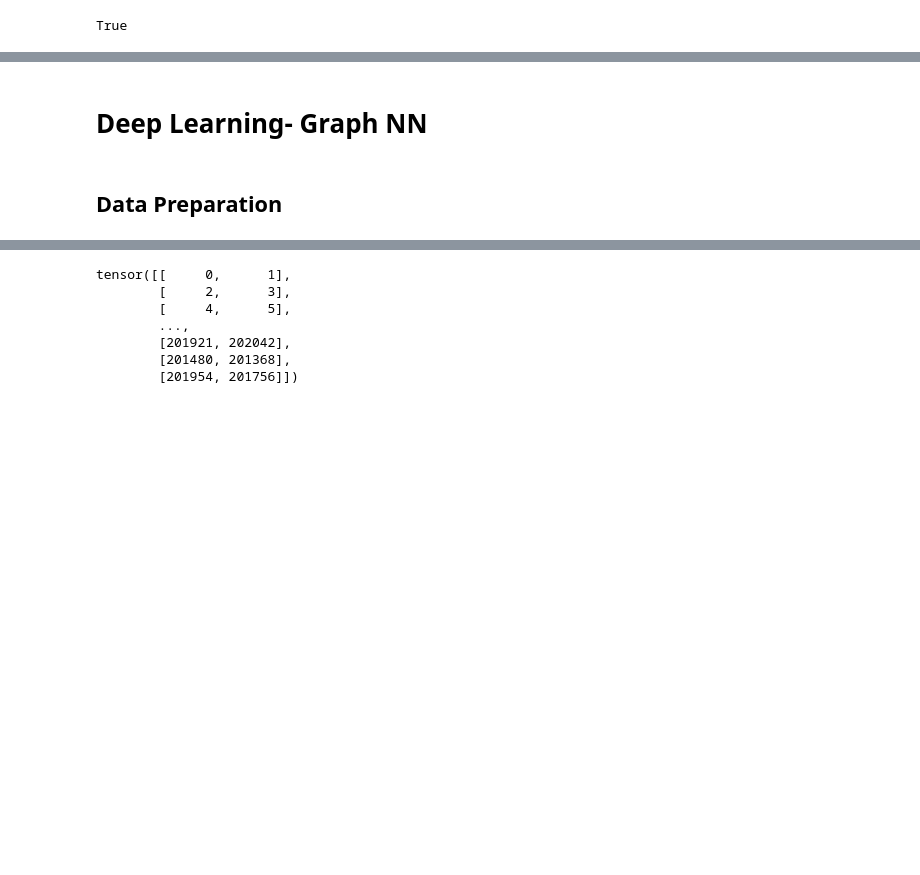
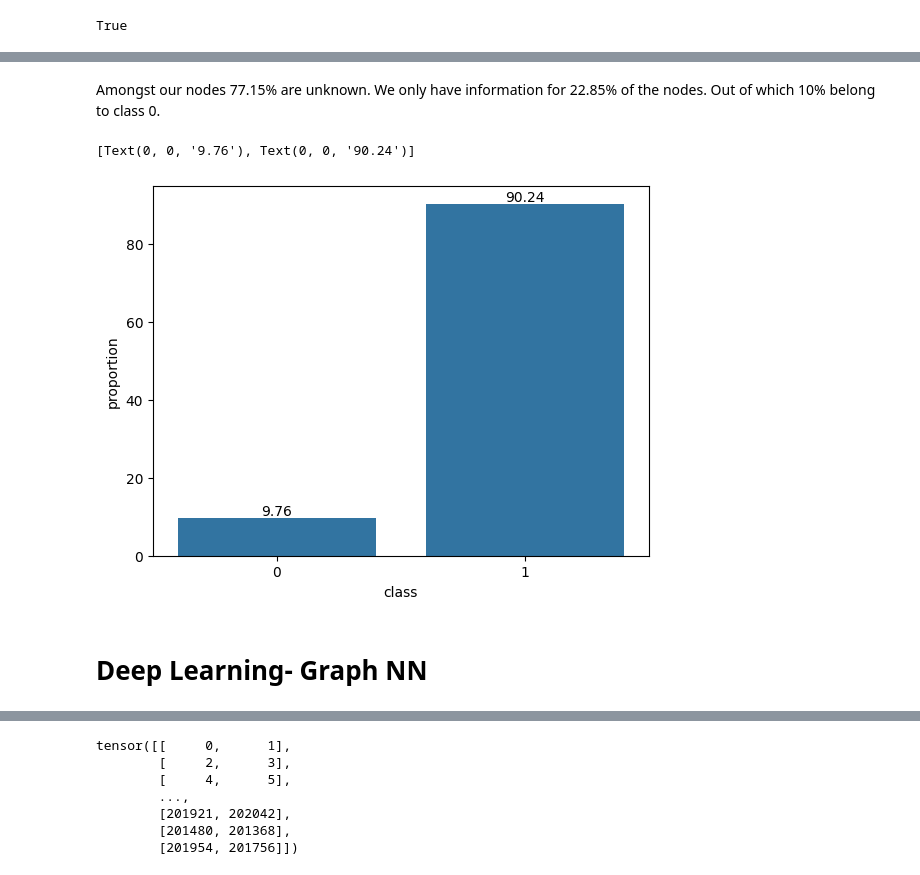
Before and after one commit to alenreuel/data_science_projects, a Jupyter notebook: bitcoin_GNN/notebook.ipynb, the cells around one changed output, grey strips where cells are left out. Cells and saved outputs as stored; diff of their text form; code cells hidden in the pictures; blank space fills up the shorter version.

```diff
--- a/bitcoin_GNN/notebook.ipynb
+++ b/bitcoin_GNN/notebook.ipynb
@@ -201,4 +185,10 @@ There appears to be an imabalance in classes. Therefore a potential method to ad
+# %% [markdown]
+Amongst our nodes 77.15% are unknown. We only have information for 22.85% of the nodes. Out of which 10% belong to class 0.
+# %%
+ax = sns.barplot(data=round(graph_node_class[graph_node_class["class"]!=-1]["class"].value_counts(normalize=True) * 100, 2))
+ax.bar_label(ax.containers[0], fontsize=10)
+# %% [output]
+[Text(0, 0, '9.76'), Text(0, 0, '90.24')]
+[figure, added]
 # %% [markdown]
 # Deep Learning- Graph NN
-# %% [markdown]
-## Data Preparation
```
Also changed, not shown: parts of 28 cells of this notebook, 2 other files.
